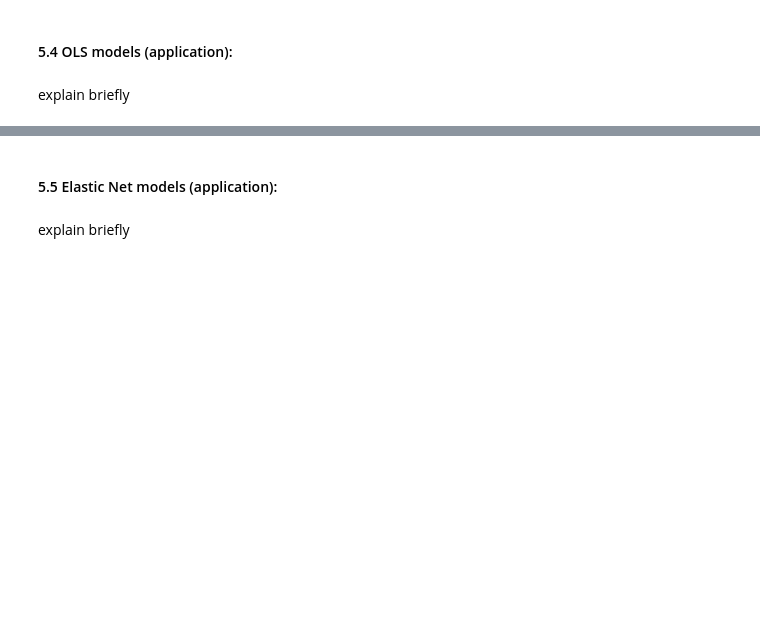
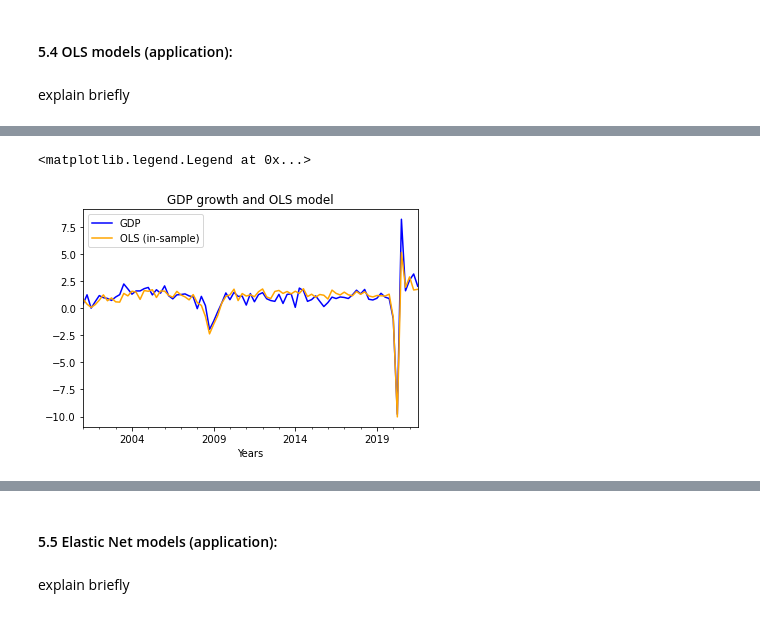
Before and after one commit to vgm236/Special_Project_Moreira_Raza-Nisar, a Jupyter notebook: app/special_project_final.ipynb, the cells around one changed output, grey strips where cells are left out. Drawn from its saved outputs; the diff is of its cells as text; code cells hidden in the pictures; blank space fills up the shorter version.

```diff
--- a/app/special_project_final.ipynb
+++ b/app/special_project_final.ipynb
@@ -556,0 +595,20 @@ explain briefly
+# %%
+# Create Series
+ols_fitted = pd.DataFrame(ols_results.fittedvalues, columns = ['OLS In-Sample'])
+quarterly_ols = pd.concat([quarterly_constant.reset_index(), ols_fitted], axis=1).set_index('index')
+
+### in plot method we set the label and color of the curve.
+quarterly_ols['GDP'].plot(label='GDP', color='blue')
+quarterly_ols['OLS In-Sample'].plot(label='OLS (in-sample)', color='orange')
+
+# adding title to the plot
+plt.title('GDP growth and OLS model')
+
+# adding Label to the x-axis
+plt.xlabel('Years')
+
+# adding legend to the curve
+plt.legend()
+# %% [output]
+<matplotlib.legend.Legend at 0x...>
+[figure, added]
```
Also changed, not shown: parts of 18 cells of this notebook.
